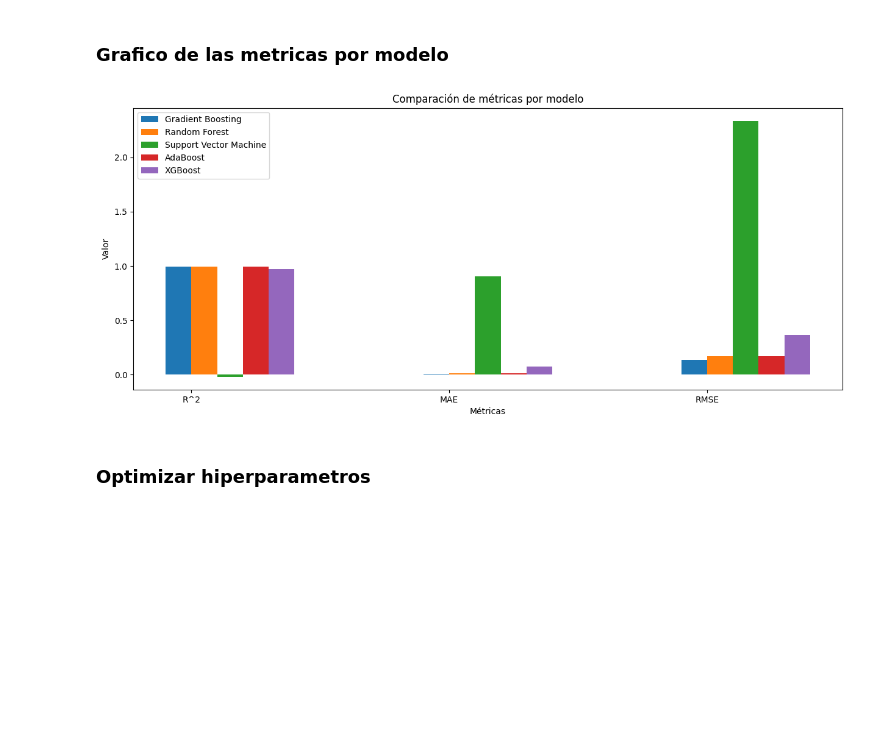
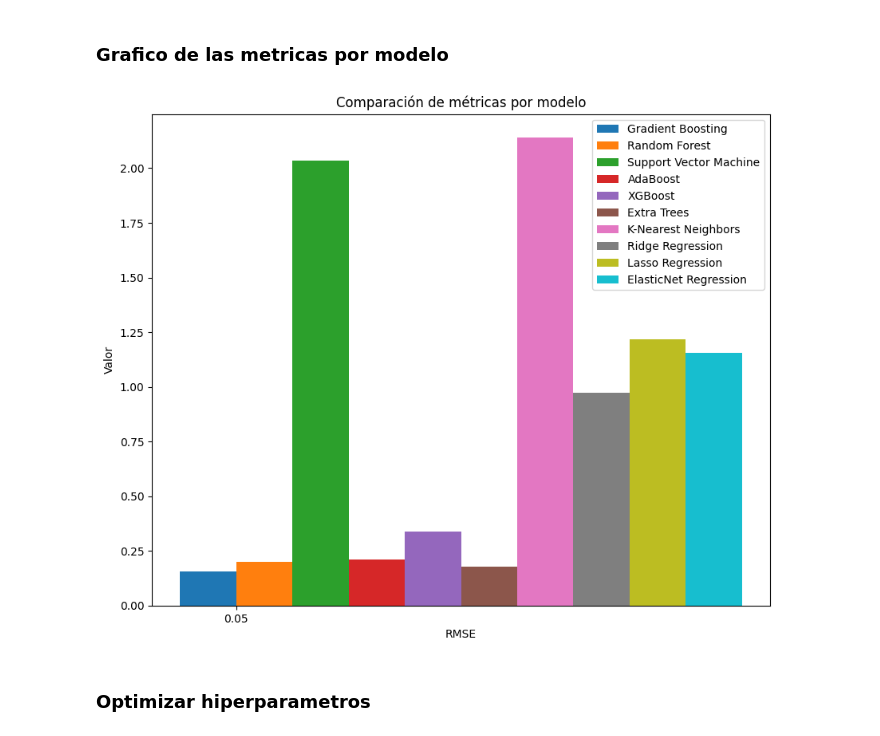
Before and after one commit to valec3/DataScienceProjects, a Jupyter notebook: MODELOS.ipynb, the cells around one changed output. Cells and saved outputs as stored; diff of their text form; code cells hidden in the pictures; blank space fills up the shorter version.

```diff
--- a/MODELOS.ipynb
+++ b/MODELOS.ipynb
@@ -203,16 +239,16 @@ X_train, X_test, y_train, y_test = train_test_split(X, y, test_size=0.25)
 # %%
 # @title Construccion de los modelos
 
-from sklearn.metrics import r2_score, mean_absolute_error
 from sklearn.ensemble import AdaBoostRegressor
 from xgboost import XGBRegressor
 
 models = {
     'Gradient Boosting': GradientBoostingRegressor(n_estimators=200),
     'Random Forest': RandomForestRegressor(max_depth=10, n_estimators=200),
-    'Support Vector Machine': SVR(kernel='rbf',C=10,epsilon=0.5,gamma='auto'),
+    'Support Vector Machine': SVR(kernel='rbf', C=10, epsilon=0.5, gamma='auto'),
     'AdaBoost': AdaBoostRegressor(n_estimators=200, learning_rate=0.01),
-    'XGBoost': XGBRegressor(n_estimators=200, learning_rate=0.01)
+    'AdaBoost': AdaBoostRegressor(n_estimators=200, learning_rate=0.01),
+    'Extra Trees': ExtraTreesRegressor(n_estimators=200, max_depth=10)
 }
 
 results = []
@@ -255,31 +293,30 @@ RMSE medio: 0.19067834321753502
 ### Grafico de las metricas por modelo
 # %%
 # @title Medidas
-import matplotlib.pyplot as plt
 
-metricas = [ 'R^2', 'MAE', 'RMSE']
+metricas = [ 'RMSE']
 modelos = results_df['Modelo'].unique()
 
-fig, ax = plt.subplots(figsize=(15, 6))
+fig, ax = plt.subplots(figsize=(10, 8))
 ancho_barra = 0.1
 espacio_entre_barras = 0
 indice = np.arange(len(metricas))
 
 # Para cada modelo, graficar una barra para cada métrica
 for i, modelo in enumerate(modelos):
     valores_metricas = results_df.loc[results_df['Modelo'] == modelo, metricas].values[0]
     ax.bar(indice + (ancho_barra + espacio_entre_barras) * i, valores_metricas, width=ancho_barra, label=modelo)
 
-ax.set_xlabel('Métricas')
+ax.set_xlabel('RMSE')
 ax.set_ylabel('Valor')
 ax.set_title('Comparación de métricas por modelo')
 ax.set_xticks(indice + ancho_barra / 2)
-ax.set_xticklabels(metricas)
+# ax.set_xticklabels(metricas)
 ax.legend()
 
 plt.show()
 # %% [output]
-[figure, old version]
+[figure, new version]
 # %% [markdown]
 ### **Optimizar hiperparametros**
 # %% [markdown]
```
Also changed, not shown: parts of 18 cells of this notebook.
